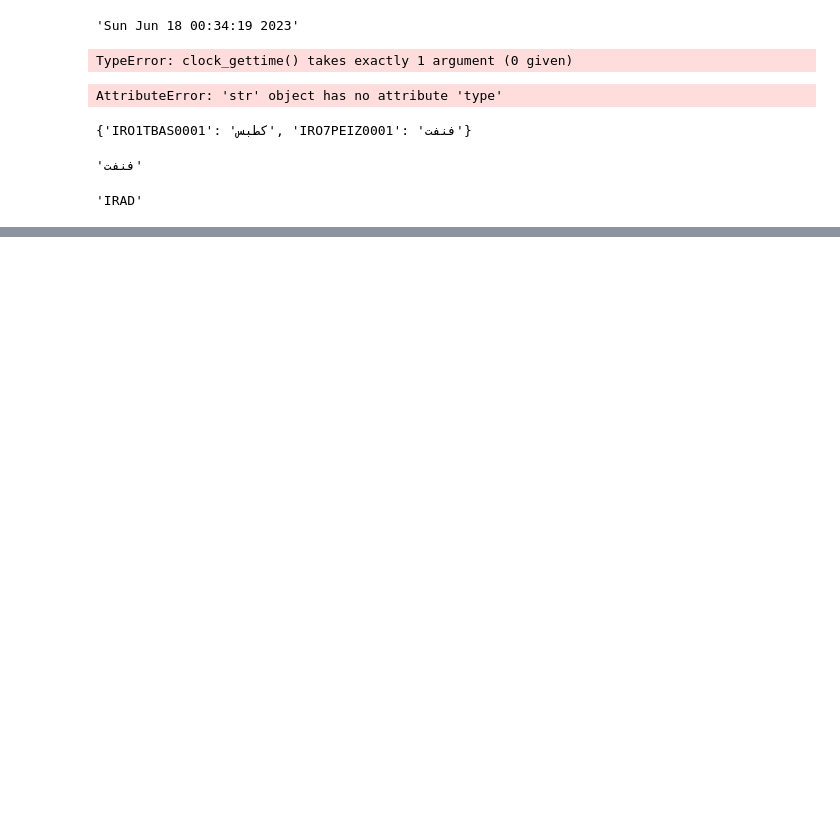
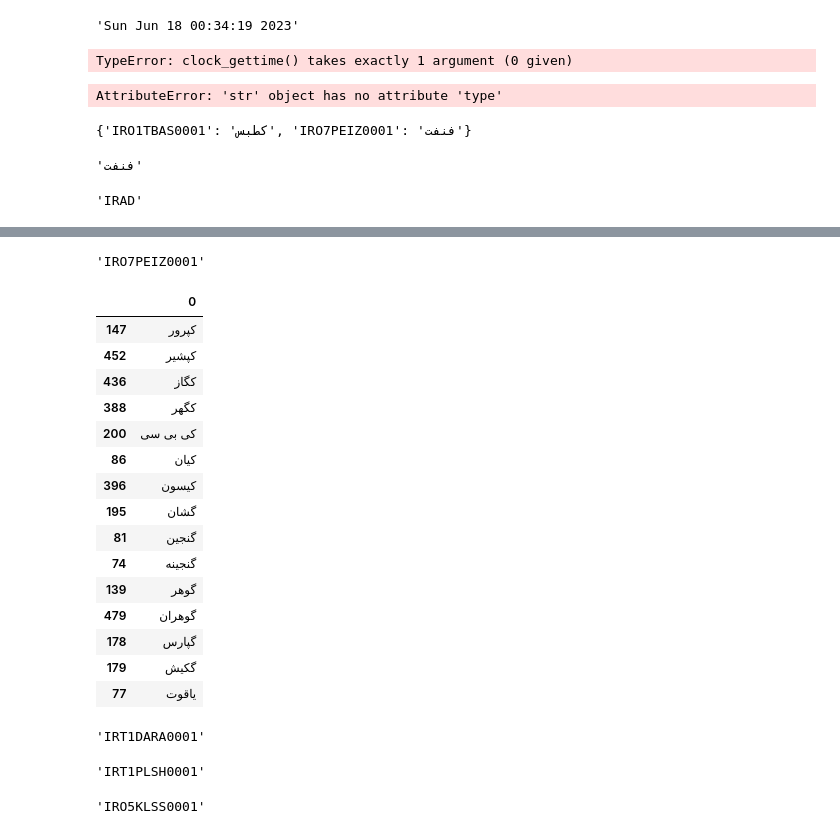
Before and after one commit to mohammadsaleh40/mazene_bazar, a Jupyter notebook: mazene.ipynb, the cells around one changed output, grey strips where cells are left out. Saved outputs shown, nothing was run; the diff lists cells and outputs as text; code cells hidden in the pictures; blank space fills up the shorter version.

```diff
--- a/mazene.ipynb
+++ b/mazene.ipynb
@@ -185,0 +207,29 @@ if None:
+# %%
+j["فنفت"]
+# %% [output]
+'IRO7PEIZ0001'
+# %%
+file = open('list_namad.json' , 'r')
+list_symbole = json.load(file)
+file.close()
+# %%
+df = pd.DataFrame(list_symbole.keys())
+# %%
+df.sort_values(0)[-15:]
+# %% [output]
+|  | 0 |
+| 147 | کپرور |
+| 452 | کپشیر |
+| 436 | کگاز |
+| 388 | کگهر |
+| 200 | کی بی سی |
+| 86 | کیان |
+| 396 | کیسون |
+| 195 | گشان |
+| 81 | گنجین |
+| 74 | گنجینه |
+| 139 | گوهر |
+| 479 | گوهران |
+| 178 | گپارس |
+| 179 | گکیش |
+| 77 | یاقوت |
@@ -185,0 +248,12 @@ if None:
+# %%
+list_symbole["دارا یکم"]
+# %% [output]
+'IRT1DARA0001'
+# %%
+list_symbole["پالایش"]
+# %% [output]
+'IRT1PLSH0001'
+# %%
+list_symbole["کیا"]
+# %% [output]
+'IRO5KLSS0001'
```
Also changed, not shown: parts of 5 cells of this notebook, 3 other files.
